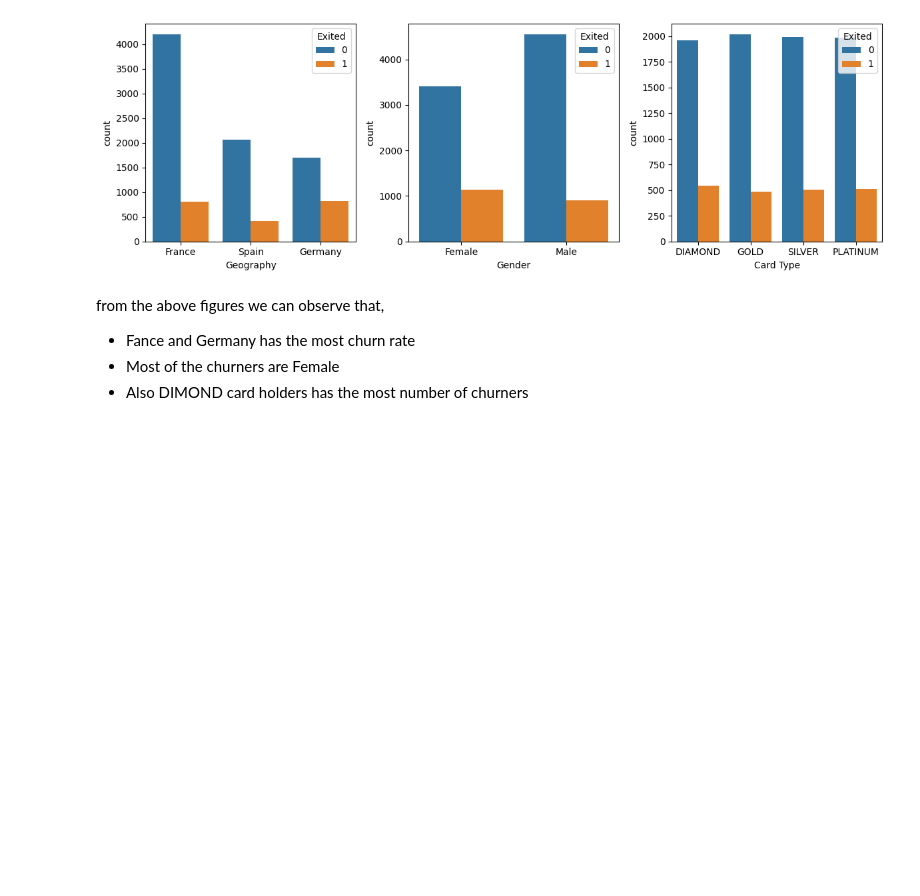
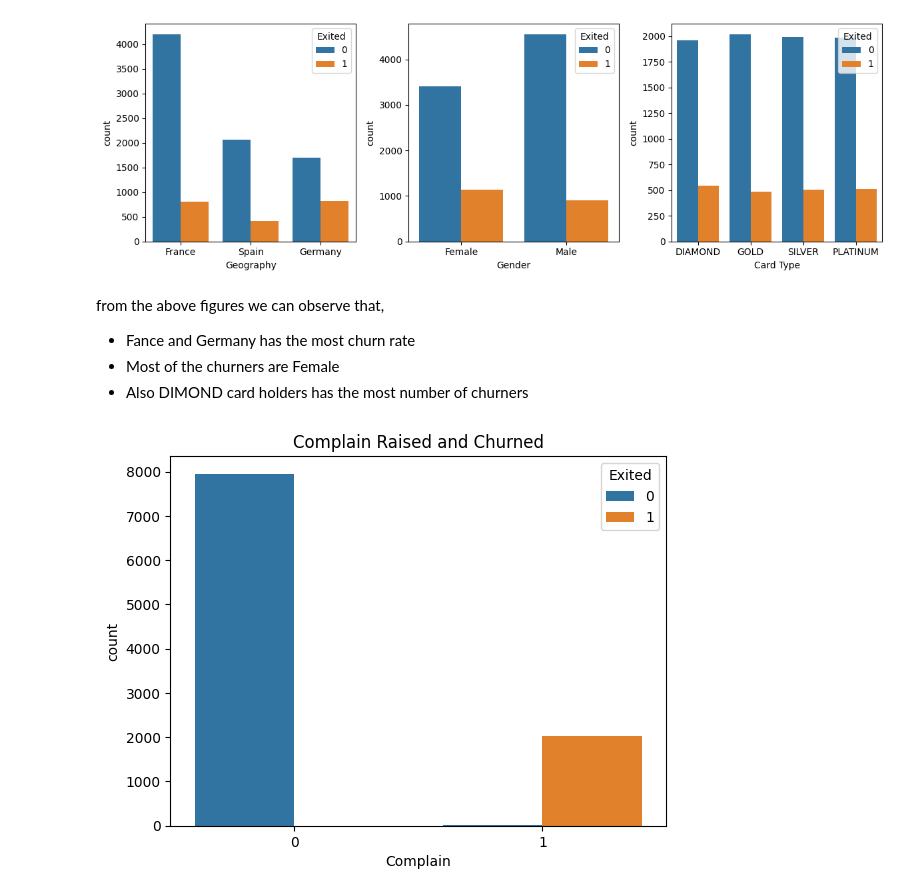
Before and after one commit to rizz045/Banking-Churn-Analysis-and-Prediction-Using-ML.ipynb, a Jupyter notebook: Banking_Churn_Analysis_and_Prediction_Using_ML.ipynb, the cells around one changed output. Drawn from its saved outputs; the diff is of its cells as text; code cells hidden in the pictures; blank space fills up the shorter version.

```diff
--- a/Banking_Churn_Analysis_and_Prediction_Using_ML.ipynb
+++ b/Banking_Churn_Analysis_and_Prediction_Using_ML.ipynb
@@ -147,3 +147,10 @@ from the above figures we can observe that,
 * Fance and Germany has the most churn rate
 * Most of the churners are Female
 * Also DIMOND card holders has the most number of churners
+# %%
+# Let's check how many person churned after raising a complaint
+sns.countplot(x=df['Complain'], hue = df["Exited"])
+plt.title("Complain Raised and Churned")
+plt.show()
+# %% [output]
+[figure, added]
```
Also changed, not shown: parts of 4 cells of this notebook.
